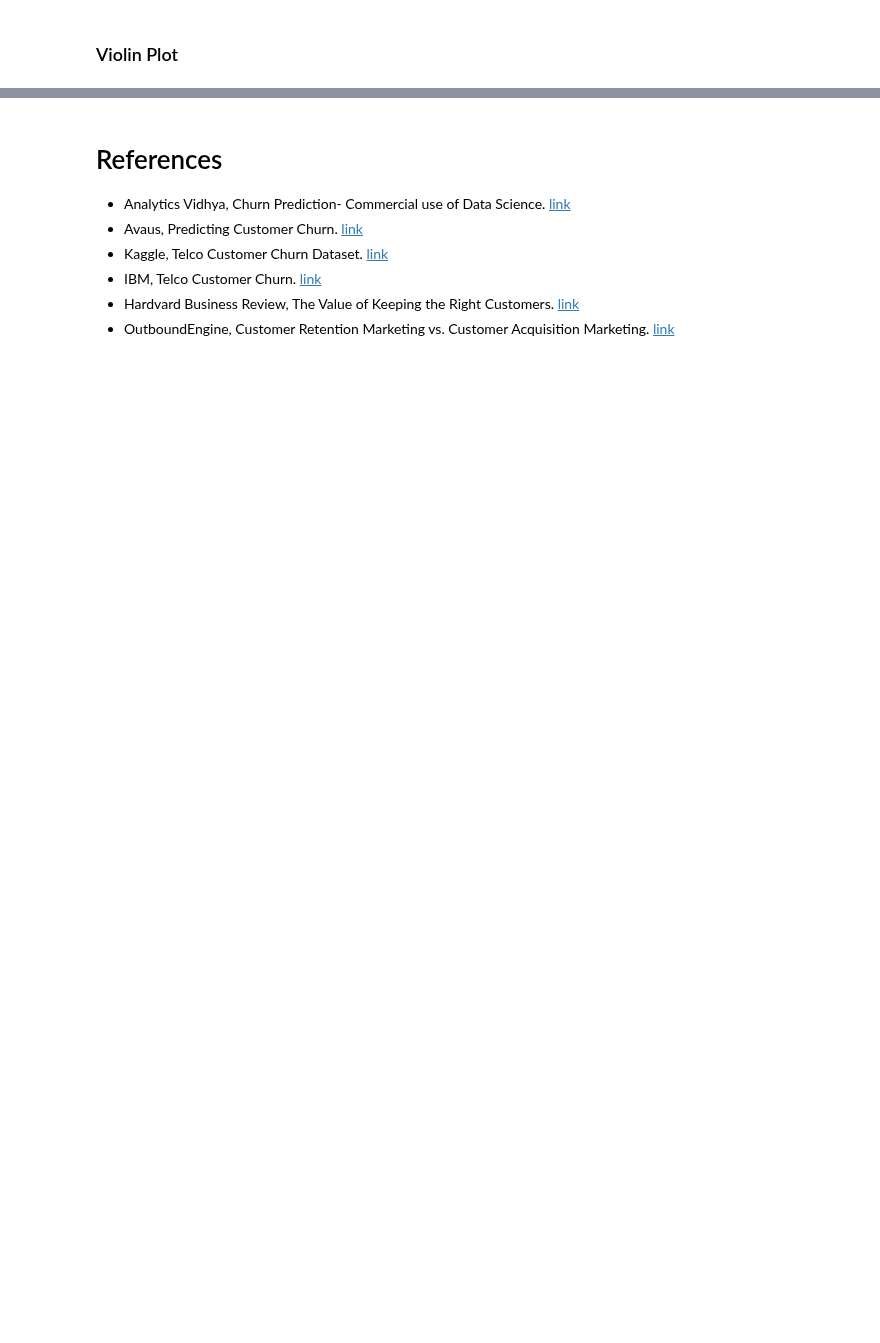
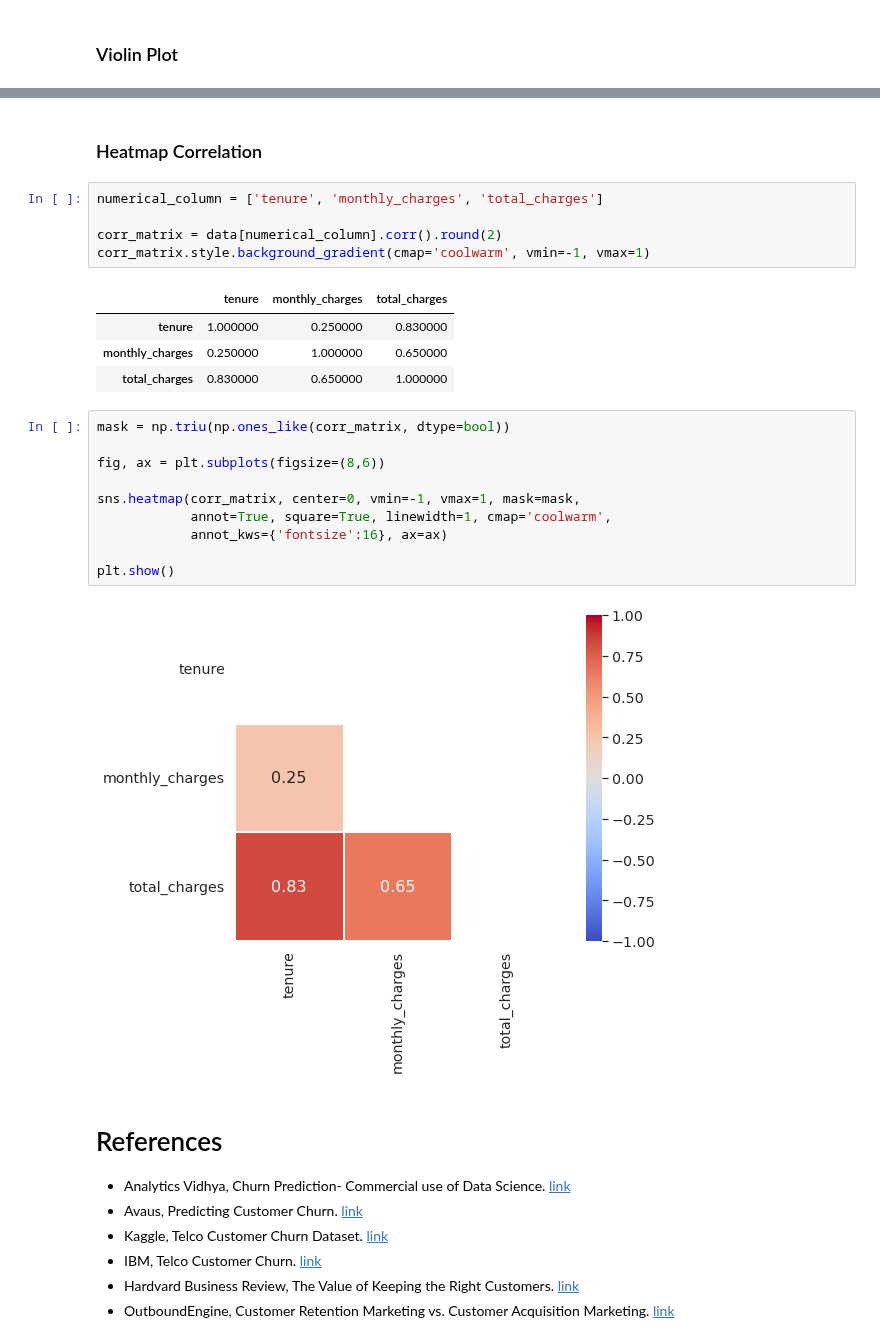
Before and after one commit to adhang/data-science-digital-skola, a Jupyter notebook: 99. Final Project/Telco Customer Churn Prediction.ipynb, the cells around one changed output, grey strips where cells are left out. Saved outputs shown, nothing was run; the diff lists cells and outputs as text; blank space fills up the shorter version.

Commit message:
gcolab | add heatmap correlation

```diff
--- a/99. Final Project/Telco Customer Churn Prediction.ipynb
+++ b/99. Final Project/Telco Customer Churn Prediction.ipynb
@@ -1047,6 +1047,30 @@ plt.tight_layout()
 plt.show()
 # %% [output]
 [figure]
+# %% [markdown]
+### Heatmap Correlation
+# %%
+numerical_column = ['tenure', 'monthly_charges', 'total_charges']
+
+corr_matrix = data[numerical_column].corr().round(2)
+corr_matrix.style.background_gradient(cmap='coolwarm', vmin=-1, vmax=1)
+# %% [output]
+|  | tenure | monthly_charges | total_charges |
+| tenure | 1.000000 | 0.250000 | 0.830000 |
+| monthly_charges | 0.250000 | 1.000000 | 0.650000 |
+| total_charges | 0.830000 | 0.650000 | 1.000000 |
+# %%
+mask = np.triu(np.ones_like(corr_matrix, dtype=bool))
+
+fig, ax = plt.subplots(figsize=(8,6))
+
+sns.heatmap(corr_matrix, center=0, vmin=-1, vmax=1, mask=mask,
+            annot=True, square=True, linewidth=1, cmap='coolwarm',
+            annot_kws={'fontsize':16}, ax=ax)
+
+plt.show()
+# %% [output]
+[figure, added]
 # %% [markdown]
 # References
 - Analytics Vidhya, Churn Prediction- Commercial use of Data Science. [link](https://www.analyticsvidhya.com/blog/2021/08/churn-prediction-commercial-use-of-data-science/)
```
Also changed, not shown: parts of 19 cells of this notebook.
